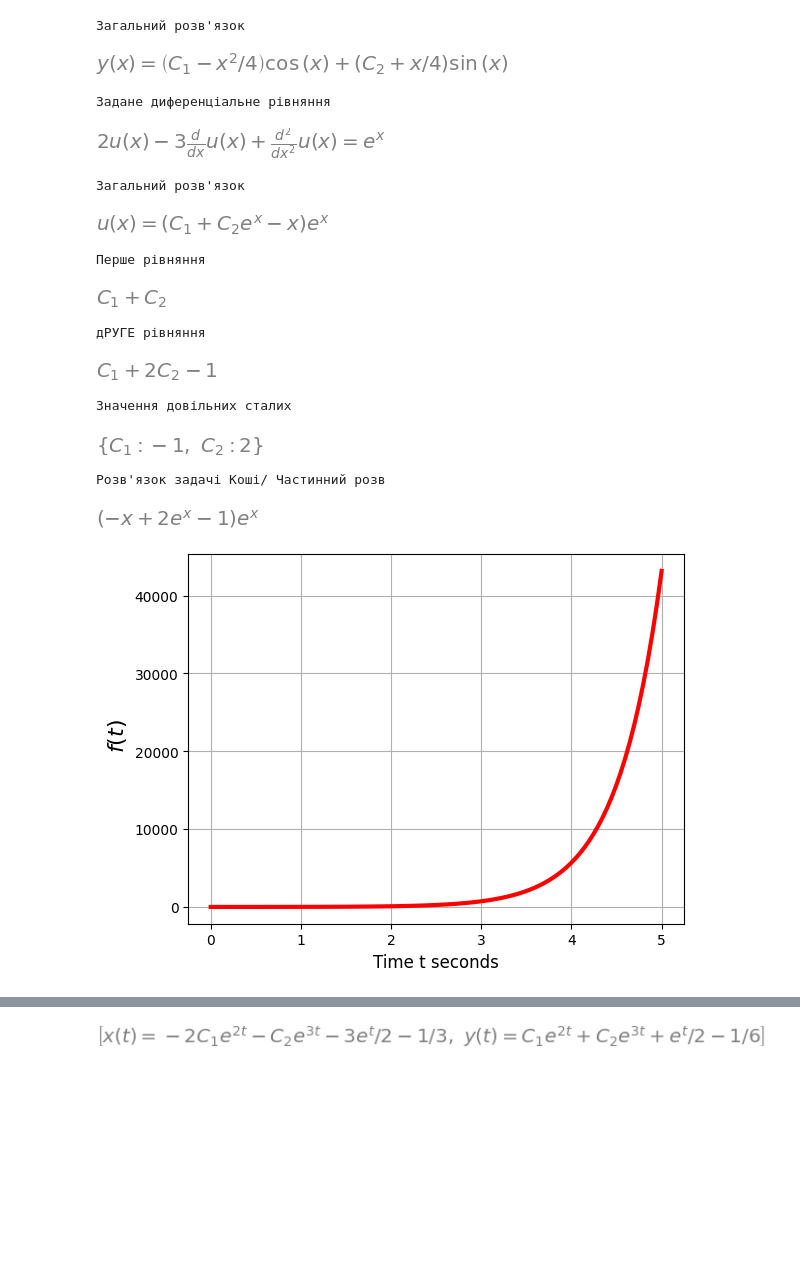
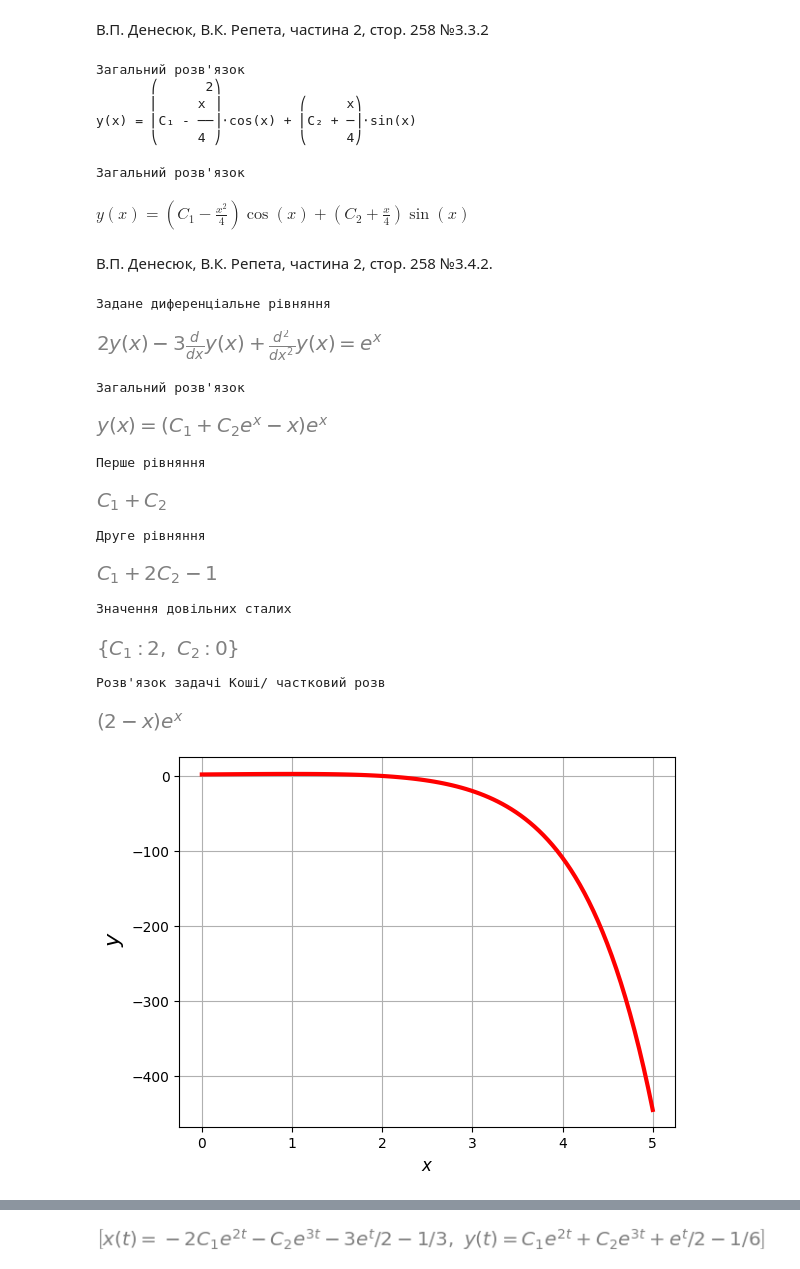
Before and after one commit to luiqor/applied_mathematics, a Jupyter notebook: lab6.ipynb, the cells around one changed output, grey strips where cells are left out. Cells and saved outputs as stored; diff of their text form; code cells hidden in the pictures; blank space fills up the shorter version.

Commit message:
lab 7 plots

```diff
--- a/lab6.ipynb
+++ b/lab6.ipynb
@@ -1,65 +1,86 @@
+# %% [markdown]
+В.П. Денесюк, В.К. Репета, частина 2, стор. 258 №3.3.2
 # %%
 from sympy import *
 from IPython.display import *
 x = symbols('x')
 y=Function('y') # оголошення символьної функції
+equation = Eq(y(x).diff(x,x)+y(x),x*sin(x))
 print("Загальний розв'язок")
-display(dsolve(Eq(y(x).diff(x,x)+y(x),x*sin(x)),y(x)))
+pprint(dsolve(equation,y(x)))
 # %% [output]
 Загальний розв'язок
+       ⎛      2⎞
+       ⎜     x ⎟          ⎛     x⎞
+y(x) = ⎜C₁ - ──⎟⋅cos(x) + ⎜C₂ + ─⎟⋅sin(x)
+       ⎝     4 ⎠          ⎝     4⎠
-[figure, removed]
+# %%
+from sympy import *
+from IPython.display import *
+x = symbols('x')
+y=Function('y') # оголошення символьної функції
+equation = Eq(y(x).diff(x,x)+y(x),x*sin(x))
+print("Загальний розв'язок")
+display(dsolve(equation,y(x)))
+# %% [output]
+Загальний розв'язок
+$\displaystyle y{\left(x \right)} = \left(C_{1} - \frac{x^{2}}{4}\right) \cos{\left(x \right)} + \left(C_{2} + \frac{x}{4}\right) \sin{\left(x \right)}$
+# %% [markdown]
+В.П. Денесюк, В.К. Репета, частина 2, стор. 258 №3.4.2.
 # %%
 import numpy as np
 from sympy import *
 from IPython.display import *
 import matplotlib.pyplot as plt
 init_printing(use_latex=True)
 var('x C1 C2')
-u = Function("u")(x) # тут u – вираз (не функція)
-de = Eq(u.diff(x,x)-3*u.diff(x)+2*u,exp(x))
+y = Function("y")(x)
+de = Eq(y.diff(x,x)-3*y.diff(x)+2*y,exp(x))
 print("Задане диференціальне рівняння")
 display(de)
 
-des = dsolve(de,u) # тут u – вираз, а не функція
+des = dsolve(de,y)
 print("Загальний розв'язок")
 display(des)
 
 eq1=des.rhs.subs(x,0)
 print("Перше рівняння")
 display(eq1)
 
 eq2=des.rhs.diff(x).subs(x,0)
-print("дРУГЕ рівняння")
+print("Друге рівняння")
 display(eq2)
 
-seq=solve([eq1 -1,eq2 -2],C1,C2)
+y_0 = 2
+def_y_0 = 1
+seq=solve([eq1 - y_0,eq2 -def_y_0],C1,C2)
 print("Значення довільних сталих")
 display(seq)
 
 rez=des.rhs.subs([(C1,seq[C1]),(C2,seq[C2])])
 F = Lambda(x,rez)
-print("Розв'язок задачі Коші/ Частинний розв")
+print("Розв'язок задачі Коші/ частковий розв")
 display(F(x))
 # %% [output]
 Задане диференціальне рівняння
 [figure]
 Загальний розв'язок
-[figure, old version]
+[figure, new version]
 Перше рівняння
 [figure]
-дРУГЕ рівняння
+Друге рівняння
 [figure]
 Значення довільних сталих
-[figure, old version]
+[figure, new version]
-Розв'язок задачі Коші/ Частинний розв
+Розв'язок задачі Коші/ частковий розв
-[figure, old version]
+[figure, new version]
 # %%
 f=lambdify(x, rez, "numpy")
 x = np.linspace(0,5,100)
 plt.grid(True)
-plt.xlabel('Time t seconds',fontsize=12)
-plt.ylabel(' $f(t)$',fontsize=16)
+plt.xlabel('$x$',fontsize=12)
+plt.ylabel(' $y$',fontsize=16)
 plt.plot(x,f(x),color='red', linewidth=3)
 plt.show()
 # %% [output]
-[figure, old version]
+[figure, new version]
```
Also changed, not shown: parts of 3 cells of this notebook, 1 other file.
